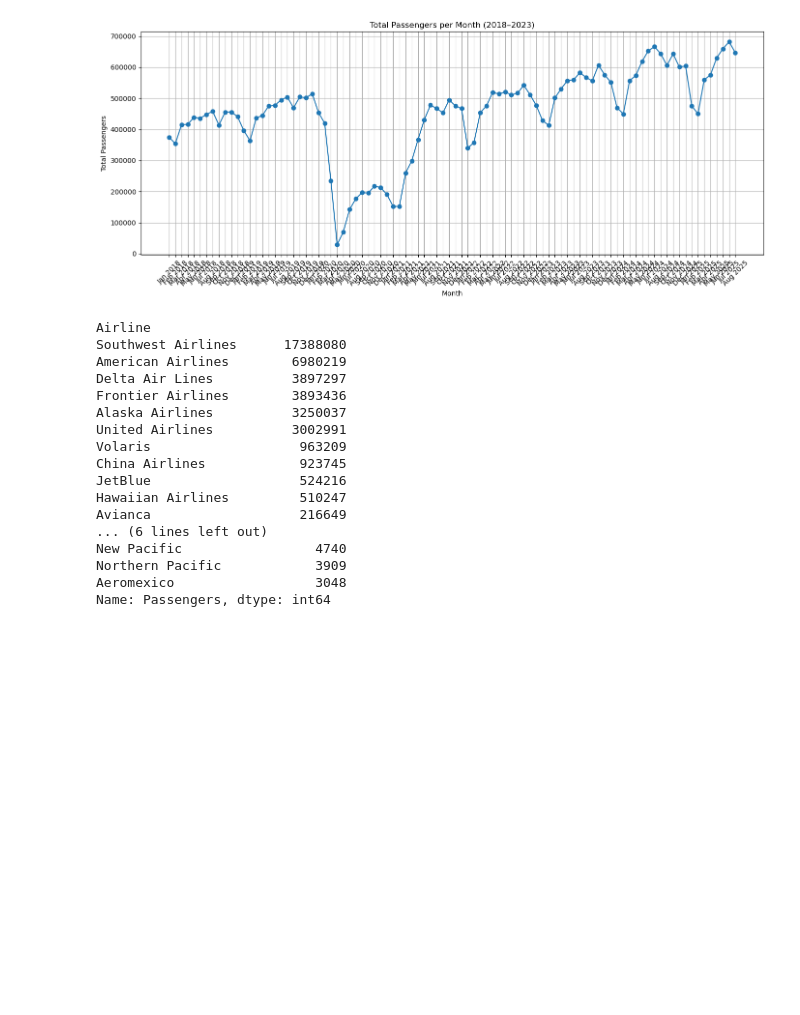
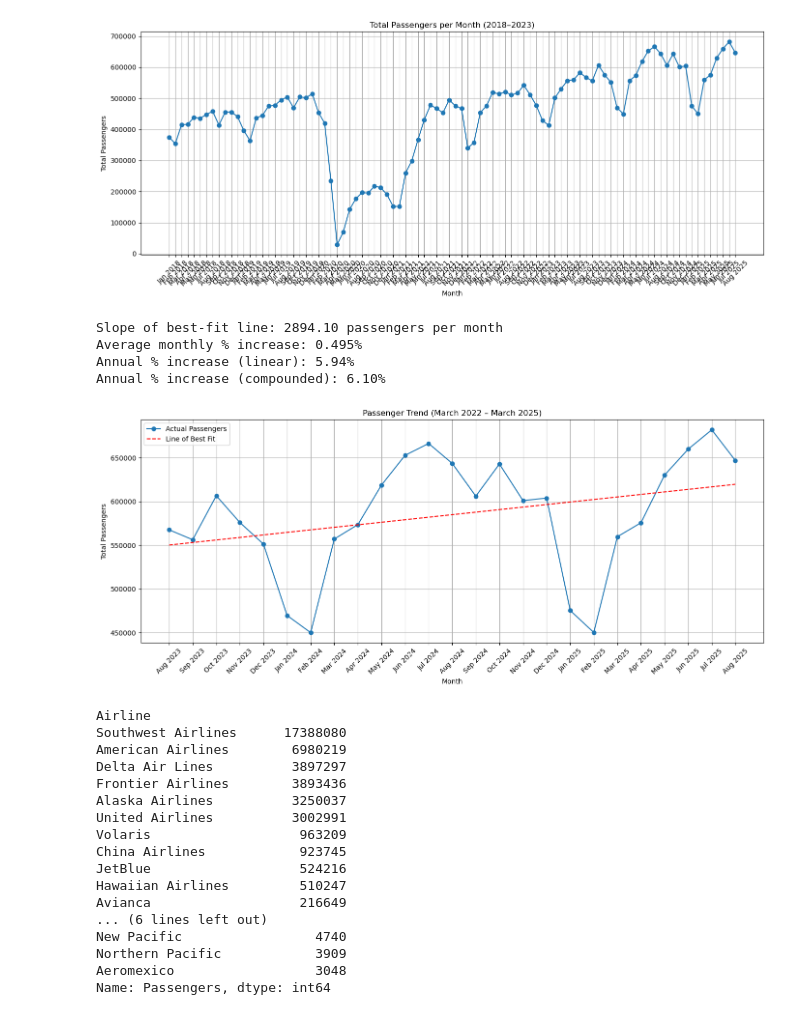
Before and after one commit to doom-boy/Ontario-Competition-Project, a Jupyter notebook: Passenger_Statistics.ipynb, the cells around one changed output. Drawn from its saved outputs; the diff is of its cells as text; code cells hidden in the pictures; blank space fills up the shorter version.

```diff
--- a/Passenger_Statistics.ipynb
+++ b/Passenger_Statistics.ipynb
@@ -151,6 +151,61 @@ plt.tight_layout()
 plt.show()
 # %% [output]
 [figure]
+# %%
+import numpy as np
+import matplotlib.pyplot as plt
+import pandas as pd
+
+# --- Filter data from March 2022 to March 2025 ---
+month_order = [
+    "January", "February", "March", "April", "May", "June",
+    "July", "August", "September", "October", "November", "December"
+]
+monthly_totals["Month"] = pd.Categorical(monthly_totals["Month"], categories=month_order, ordered=True)
+monthly_totals["Month_Num"] = monthly_totals["Month"].cat.codes + 1
+
+filtered = monthly_totals[
+    (
+        ((monthly_totals["Year"] > 2023) | ((monthly_totals["Year"] == 2023) & (monthly_totals["Month_Num"] >= 8)))
+        & ((monthly_totals["Year"] < 2025) | ((monthly_totals["Year"] == 2025) & (monthly_totals["Month_Num"] <= 8)))
+    )
+].copy().reset_index(drop=True)
+
+# --- Regression for trend line ---
+x = np.arange(len(filtered))
+y = filtered["Passengers"].values
+slope, intercept = np.polyfit(x, y, 1)
+trend = slope * x + intercept
+
+# --- Percentage slope calculations ---
+avg_passengers = np.mean(y)
+monthly_percent_increase = slope / avg_passengers
+annual_percent_increase_linear = monthly_percent_increase * 12 * 100
+annual_percent_increase_compound = ((1 + monthly_percent_increase) ** 12 - 1) * 100
+
+print(f"Slope of best-fit line: {slope:.2f} passengers per month")
+print(f"Average monthly % increase: {monthly_percent_increase * 100:.3f}%")
+print(f"Annual % increase (linear): {annual_percent_increase_linear:.2f}%")
+print(f"Annual % increase (compounded): {annual_percent_increase_compound:.2f}%")
+
+# --- Plot ---
+plt.figure(figsize=(14, 6))
+plt.plot(filtered["Label"], filtered["Passengers"], marker='o', label="Actual Passengers")
+plt.plot(filtered["Label"], trend, color='red', linestyle='--', label="Line of Best Fit")
+plt.title("Passenger Trend (March 2022 – March 2025)")
+plt.xlabel("Month")
+plt.ylabel("Total Passengers")
+plt.xticks(rotation=45)
+plt.grid(True)
+plt.legend()
+plt.tight_layout()
+plt.show()
+# %% [output]
+Slope of best-fit line: 2894.10 passengers per month
+Average monthly % increase: 0.495%
+Annual % increase (linear): 5.94%
+Annual % increase (compounded): 6.10%
+[figure, added]
 # %%
 # show which airlines bring in the most passengers
 # airlines with more flights are more likely to create higher parking demand around their gates/terminals
```
Also changed, not shown: parts of 1 cell of this notebook, 3 other files.
